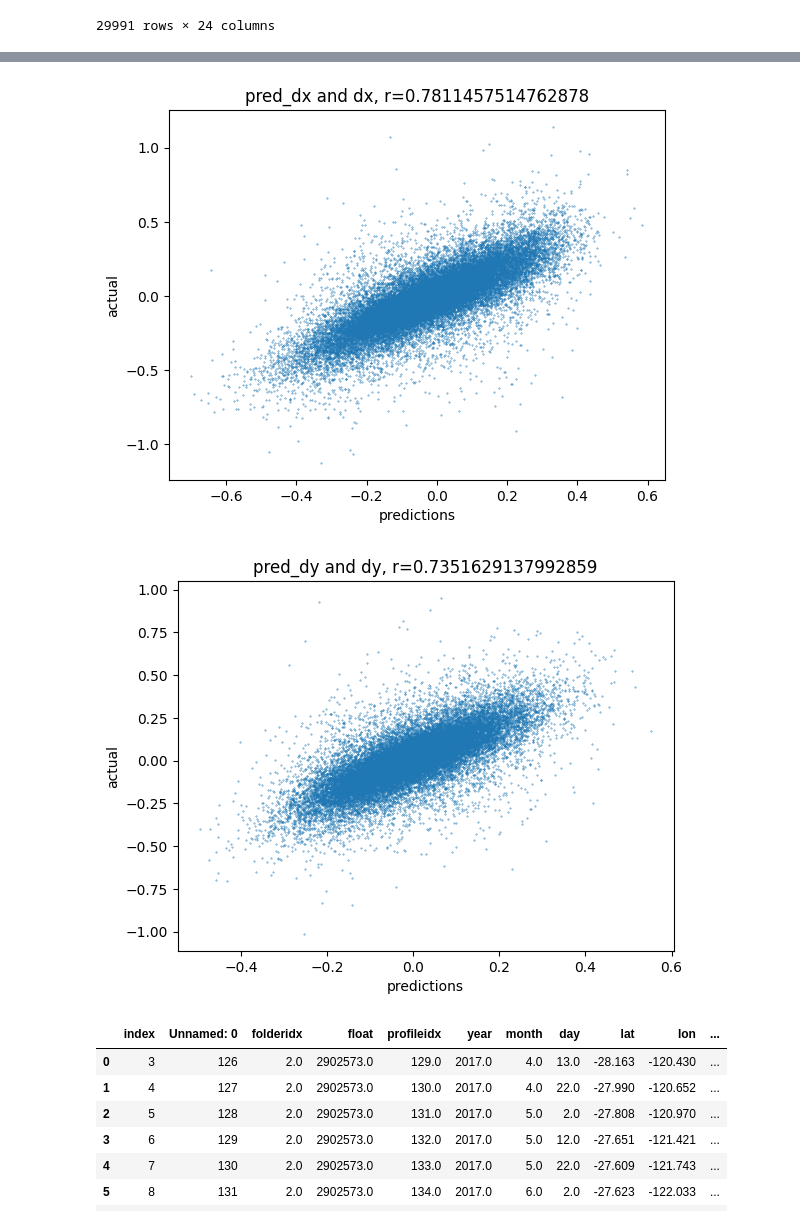
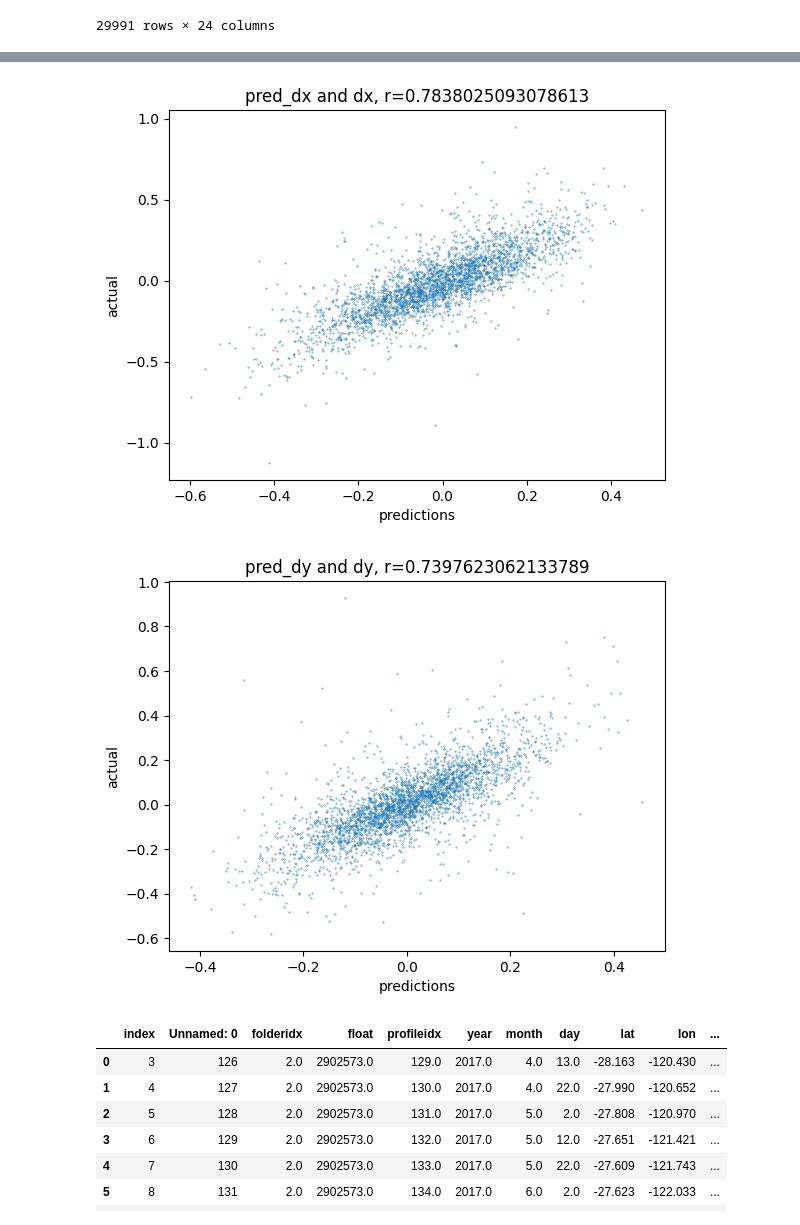
Before and after one commit to kalkulator413/argo_nn, a Jupyter notebook: train.ipynb, the cells around one changed output, grey strips where cells are left out. Drawn from its saved outputs; the diff is of its cells as text; code cells hidden in the pictures.

Commit message:
only plot predictions of test data

```diff
--- a/train.ipynb
+++ b/train.ipynb
@@ -91,14 +91,20 @@ final
 # %%
 Y = final[['dy', 'dx']].to_numpy()
 X = final.drop(columns=['dy', 'dx']).to_numpy()
+X = torch.tensor(X).float()
+Y = torch.tensor(Y).float()
+X, Y = shuffle(X, Y)
+X_train, X_test, Y_train, Y_test = train_test_split(X, Y, test_size=0.1)
+X_train, X_val, Y_train, Y_val = train_test_split(X_train, Y_train, test_size=0.11)
+
 
 from sklearn.linear_model import LinearRegression
 from sklearn.metrics import r2_score
 
 model = LinearRegression()
-model.fit(X, Y)
-Y_pred = model.predict(X)
-r_squared = r2_score(Y, Y_pred)
+model.fit(X_train, Y_train)
+Y_pred = model.predict(X_test)
+r_squared = r2_score(Y_test, Y_pred)
 R = np.sqrt(r_squared)
 
 def corr_coef(x, y):
@@ -107,21 +113,17 @@ def corr_coef(x, y):
     return num / denom
 
 print("Coefficient of Multiple Correlation (R):", R)
-# its 0.13 when not including prev profile
-print('mean square error:', np.mean((Y_pred - final[['dy', 'dx']].to_numpy())**2))
+print('mean square error:', np.mean((Y_pred - Y_test.detach().numpy())**2))
 
-plt.scatter(Y_pred[:, 1], Y[:, 1], s=.1)
-plt.title(f'pred_dx and dx, r={corr_coef(Y[:, 1], Y_pred[:, 1])}')
+plt.scatter(Y_pred[:, 1], Y_test[:, 1], s=.1)
+plt.title(f'pred_dx and dx, r={corr_coef(Y_pred[:, 1], Y_test.detach().numpy()[:, 1])}')
 plt.xlabel('predictions')
 plt.ylabel('actual')
 plt.show()
 
-plt.scatter(Y_pred[:, 0], Y[:, 0], s=.1)
-plt.title(f'pred_dy and dy, r={corr_coef(Y[:, 0], Y_pred[:, 0])}')
+plt.scatter(Y_pred[:, 0], Y_test[:, 0], s=.1)
+plt.title(f'pred_dy and dy, r={corr_coef(Y_pred[:, 0], Y_test.detach().numpy()[:, 0])}')
 plt.xlabel('predictions')
 plt.ylabel('actual')
 plt.show()
-
-X = torch.tensor(X).float()
-Y = torch.tensor(Y).float()
 # %% [output]
@@ -228,20 +221,20 @@ test loss: 0.013785955
 # %%
-Y_pred = model(X.to(device)).cpu()
+Y_pred = model(X_test.to(device)).cpu()
 
-plt.scatter(Y_pred.detach().numpy()[:, 1], Y.detach().numpy()[:, 1], s=.1)
-plt.title(f'pred_dx and dx, r={corr_coef(Y_pred.detach().numpy()[:, 1], Y.detach().numpy()[:, 1])}')
+plt.scatter(Y_pred.detach().numpy()[:, 1], Y_test.detach().numpy()[:, 1], s=.1)
+plt.title(f'pred_dx and dx, r={corr_coef(Y_pred.detach().numpy()[:, 1], Y_test.detach().numpy()[:, 1])}')
 plt.xlabel('predictions')
 plt.ylabel('actual')
 plt.show()
 
-plt.scatter(Y_pred.detach().numpy()[:, 0], Y.detach().numpy()[:, 0], s=0.1)
-plt.title(f'pred_dy and dy, r={corr_coef(Y_pred.detach().numpy()[:, 0], Y.detach().numpy()[:, 0])}')
+plt.scatter(Y_pred.detach().numpy()[:, 0], Y_test.detach().numpy()[:, 0], s=0.1)
+plt.title(f'pred_dy and dy, r={corr_coef(Y_pred.detach().numpy()[:, 0], Y_test.detach().numpy()[:, 0])}')
 plt.xlabel('predictions')
 plt.ylabel('actual')
 plt.show()
 # %% [output]
-[figure, old version]
+[figure, new version]
-[figure, old version]
+[figure, new version]
 # %%
 # picking a contiguous sequence
 just_one = data[data.get('float') == 2902573.0].head(13).tail(10)
```
Also changed, not shown: parts of 4 cells of this notebook.
